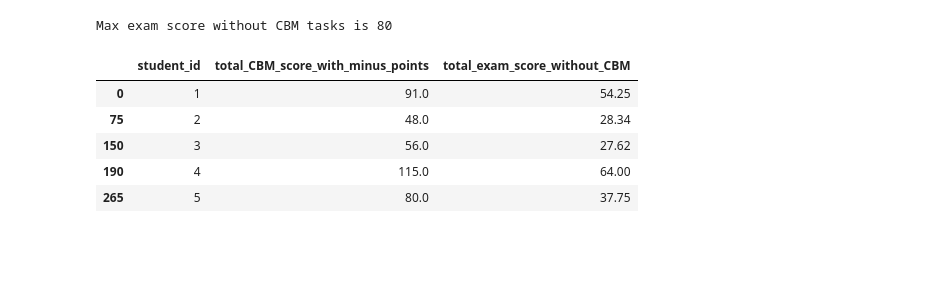
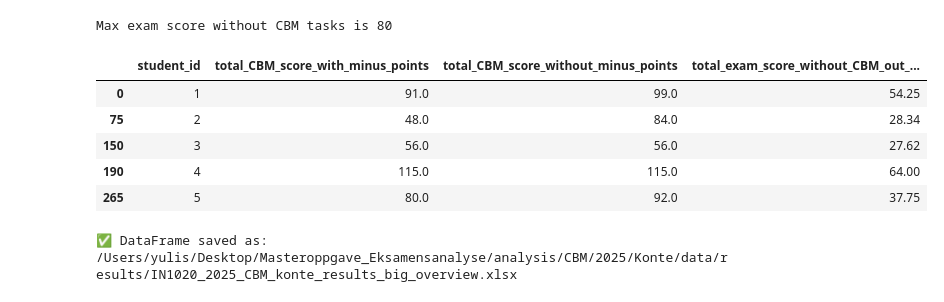
Before and after one commit to juliepe/exam_analysis_H25, a Jupyter notebook: analysis/CBM/2025/Konte/notebooks/7_CBM_tabell.ipynb, the cells around one changed output. Saved outputs shown, nothing was run; the diff lists cells and outputs as text; code cells hidden in the pictures; blank space fills up the shorter version.

Commit message:
part 7 konte done

```diff
--- a/analysis/CBM/2025/Konte/notebooks/7_CBM_tabell.ipynb
+++ b/analysis/CBM/2025/Konte/notebooks/7_CBM_tabell.ipynb
@@ -205,0 +342,4 @@ result2_15.head()
+# %%
+result_no_minus_points_2_13 = CBM_score_per_task_konte_no_minus_points(df, question_number='2.13', map_answers=['R', 'P', 'P', 'M', 'F'])
+result_no_minus_points_2_13 = result_no_minus_points_2_13.rename(columns={"score": "score_no_minus_points_2_13"})
+result_no_minus_points_2_13.head()
@@ -205,0 +353,4 @@ result2_15.head()
+# %%
+result_no_minus_points_2_14 = CBM_score_per_task_konte_no_minus_points(df, question_number='2.14', map_answers=['R', 'P', 'P', 'M', 'F'])
+result_no_minus_points_2_14 = result_no_minus_points_2_14.rename(columns={"score": "score_no_minus_points_2_14"})
+result_no_minus_points_2_14.head()
@@ -205,0 +364,4 @@ result2_15.head()
+# %%
+result_no_minus_points_2_15 = CBM_score_per_task_konte_no_minus_points(df, question_number='2.15', map_answers=['R', 'P', 'P', 'M', 'F'])
+result_no_minus_points_2_15 = result_no_minus_points_2_15.rename(columns={"score": "score_no_minus_points_2_15"})
+result_no_minus_points_2_15.head()
@@ -222,18 +391,43 @@ overview_table = result2_1.merge(result2_2, on='student_id', how='outer') \
 #Add new column with the total score for each student
 overview_table['total_CBM_score_with_minus_points'] = overview_table[['score_2_1', 'score_2_2', 'score_2_3', 'score_2_4', 'score_2_5', 'score_2_6', 'score_2_7', 'score_2_8', 'score_2_9', 'score_2_10', 'score_2_11', 'score_2_12', 'score_2_13', 'score_2_14', 'score_2_15']].sum(axis=1)
 overview_table = overview_table.drop(columns=['score_2_1', 'score_2_2', 'score_2_3', 'score_2_4', 'score_2_5', 'score_2_6', 'score_2_7', 'score_2_8', 'score_2_9', 'score_2_10', 'score_2_11', 'score_2_12', 'score_2_13', 'score_2_14', 'score_2_15'])
-overview_table_new = overview_table.merge(df[['student_id', 'total_score']], on='student_id', how='left')
-overview_table_new = overview_table_new.drop_duplicates(subset=['student_id'])
-overview_table_new = overview_table_new.rename(columns={"total_score": "total_exam_score_without_CBM"})
+
+overview_table = overview_table.merge(result_no_minus_points_2_1, on='student_id', how='outer') \
+    .merge(result_no_minus_points_2_2, on='student_id', how='outer') \
+    .merge(result_no_minus_points_2_3, on='student_id', how='outer') \
+    .merge(result_no_minus_points_2_4, on='student_id', how='outer') \
+    .merge(result_no_minus_points_2_5, on='student_id', how='outer') \
+    .merge(result_no_minus_points_2_6, on='student_id', how='outer') \
+    .merge(result_no_minus_points_2_7, on='student_id', how='outer') \
+    .merge(result_no_minus_points_2_8, on='student_id', how='outer') \
+    .merge(result_no_minus_points_2_9, on='student_id', how='outer') \
+    .merge(result_no_minus_points_2_10, on='student_id', how='outer') \
+    .merge(result_no_minus_points_2_11, on='student_id', how='outer') \
+    .merge(result_no_minus_points_2_12, on='student_id', how='outer') \
+    .merge(result_no_minus_points_2_13, on='student_id', how='outer') \
+    .merge(result_no_minus_points_2_14, on='student_id', how='outer') \
+    .merge(result_no_minus_points_2_15, on='student_id', how='outer')
+#Add new column with the total score for each student
+overview_table['total_CBM_score_without_minus_points'] = overview_table[['score_no_minus_points_2_1', 'score_no_minus_points_2_2', 'score_no_minus_points_2_3', 'score_no_minus_points_2_4', 'score_no_minus_points_2_5', 'score_no_minus_points_2_6', 'score_no_minus_points_2_7', 'score_no_minus_points_2_8', 'score_no_minus_points_2_9', 'score_no_minus_points_2_10', 'score_no_minus_points_2_11', 'score_no_minus_points_2_12', 'score_no_minus_points_2_13', 'score_no_minus_points_2_14', 'score_no_minus_points_2_15']].sum(axis=1)
+overview_table = overview_table.drop(columns=['score_no_minus_points_2_1', 'score_no_minus_points_2_2', 'score_no_minus_points_2_3', 'score_no_minus_points_2_4', 'score_no_minus_points_2_5', 'score_no_minus_points_2_6', 'score_no_minus_points_2_7', 'score_no_minus_points_2_8', 'score_no_minus_points_2_9', 'score_no_minus_points_2_10', 'score_no_minus_points_2_11', 'score_no_minus_points_2_12', 'score_no_minus_points_2_13', 'score_no_minus_points_2_14', 'score_no_minus_points_2_15'])
+
+overview_table = overview_table.merge(df[['student_id', 'total_score']], on='student_id', how='left')
+overview_table = overview_table.drop_duplicates(subset=['student_id'])
+overview_table = overview_table.rename(columns={"total_score": "total_exam_score_without_CBM_out_of_80_points"})
 print('Max exam score without CBM tasks is 80')
 # %% [output]
 Max exam score without CBM tasks is 80
 # %%
-overview_table_new.head()
+overview_table.head()
 # %% [output]
-|  | student_id | total_CBM_score_with_minus_points | total_exam_score_without_CBM |
-| 0 | 1 | 91.0 | 54.25 |
-| 75 | 2 | 48.0 | 28.34 |
-| 150 | 3 | 56.0 | 27.62 |
-| 190 | 4 | 115.0 | 64.00 |
-| 265 | 5 | 80.0 | 37.75 |
+|  | student_id | total_CBM_score_with_minus_points | total_CBM_score_without_minus_points | total_exam_score_without_CBM_out_... |
+| 0 | 1 | 91.0 | 99.0 | 54.25 |
+| 75 | 2 | 48.0 | 84.0 | 28.34 |
+| 150 | 3 | 56.0 | 56.0 | 27.62 |
+| 190 | 4 | 115.0 | 115.0 | 64.00 |
+| 265 | 5 | 80.0 | 92.0 | 37.75 |
+# %%
+output_folder = root_path / "analysis" / "CBM" / "2025" / "Konte" / "data" / "results"
+save_excel_file(overview_table, "IN1020_2025_CBM_konte_results_big_overview", output_folder)
+# %% [output]
+✅ DataFrame saved as: /Users/yulis/Desktop/Masteroppgave_Eksamensanalyse/analysis/CBM/2025/Konte/data/results/IN1020_2025_CBM_konte_results_big_overview.xlsx
```
Also changed, not shown: parts of 18 cells of this notebook, 3 other files.
